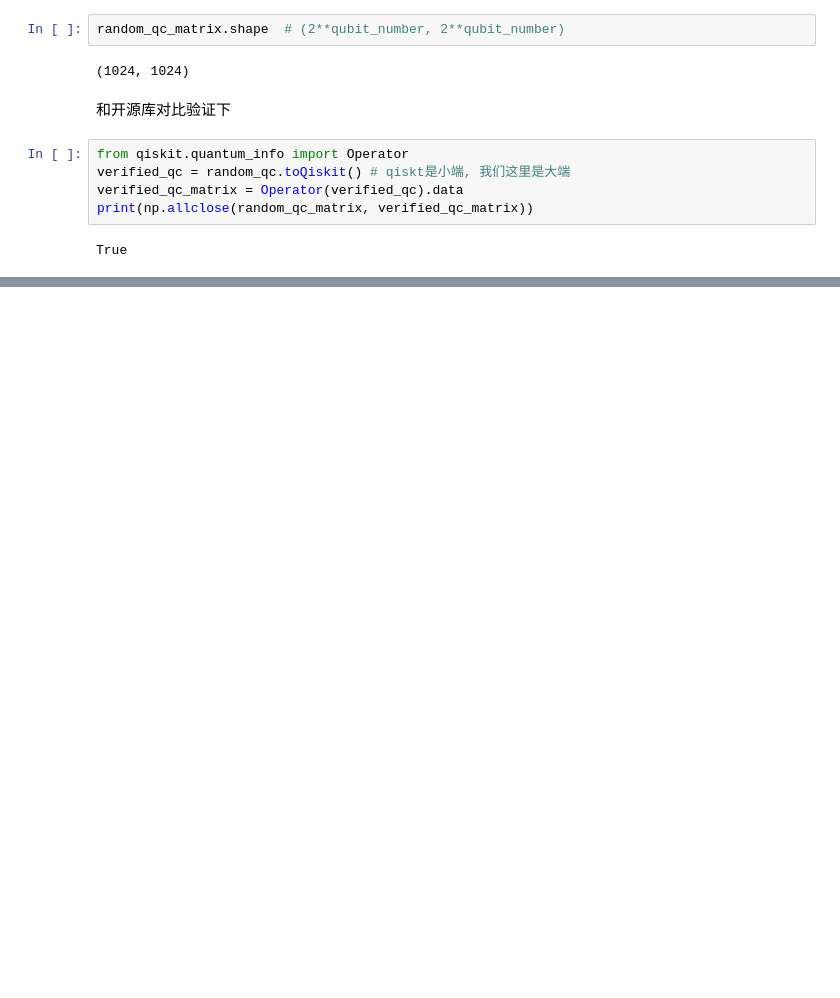
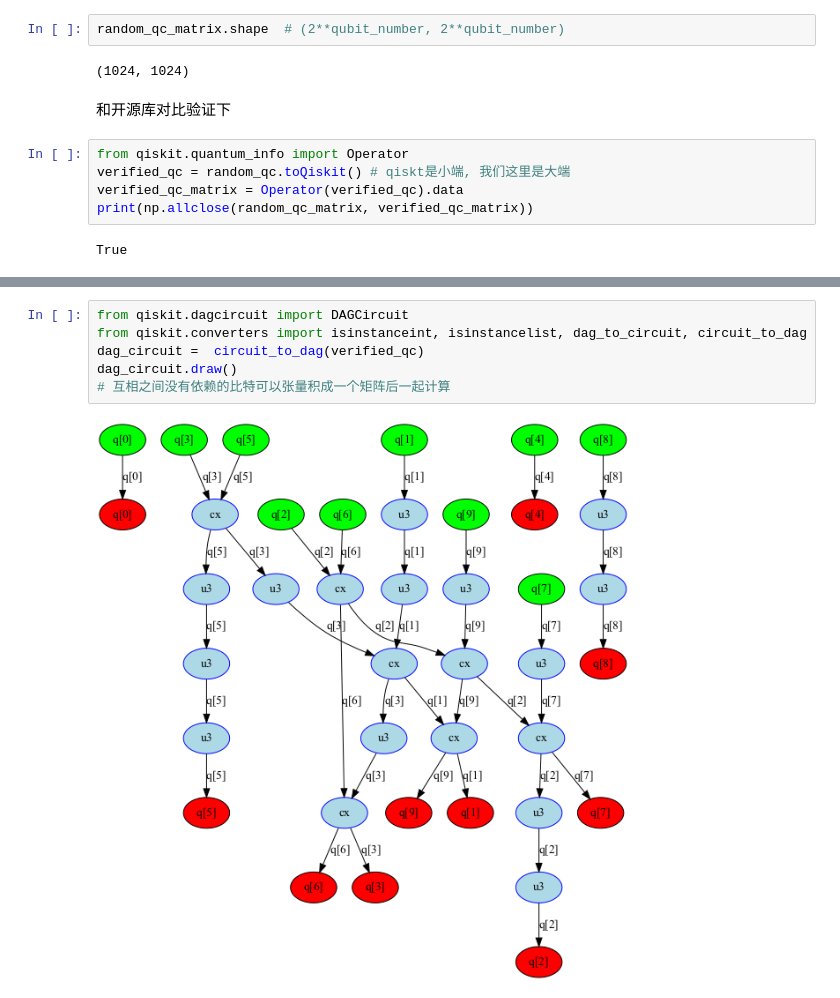
Before and after one commit to 1011497938/quantum-simulator, a Jupyter notebook: introduction.ipynb, the cells around one changed output, grey strips where cells are left out. Saved outputs shown, nothing was run; the diff lists cells and outputs as text; blank space fills up the shorter version.

```diff
--- a/introduction.ipynb
+++ b/introduction.ipynb
@@ -96,0 +134,8 @@ True
+# %%
+from qiskit.dagcircuit import DAGCircuit
+from qiskit.converters import isinstanceint, isinstancelist, dag_to_circuit, circuit_to_dag
+dag_circuit =  circuit_to_dag(verified_qc)
+dag_circuit.draw()
+# 互相之间没有依赖的比特可以张量积成一个矩阵后一起计算
+# %% [output]
+[figure, added]
```
Also changed, not shown: parts of 11 cells of this notebook, 5 other files.
